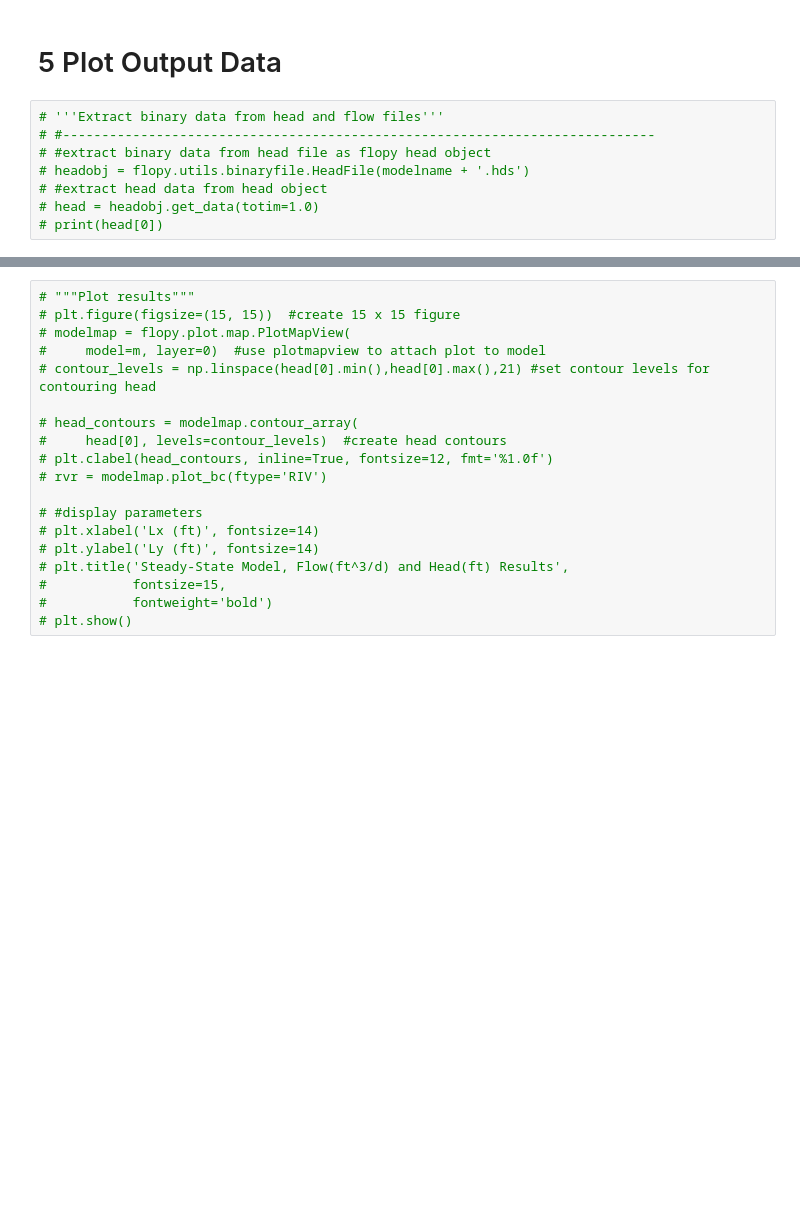
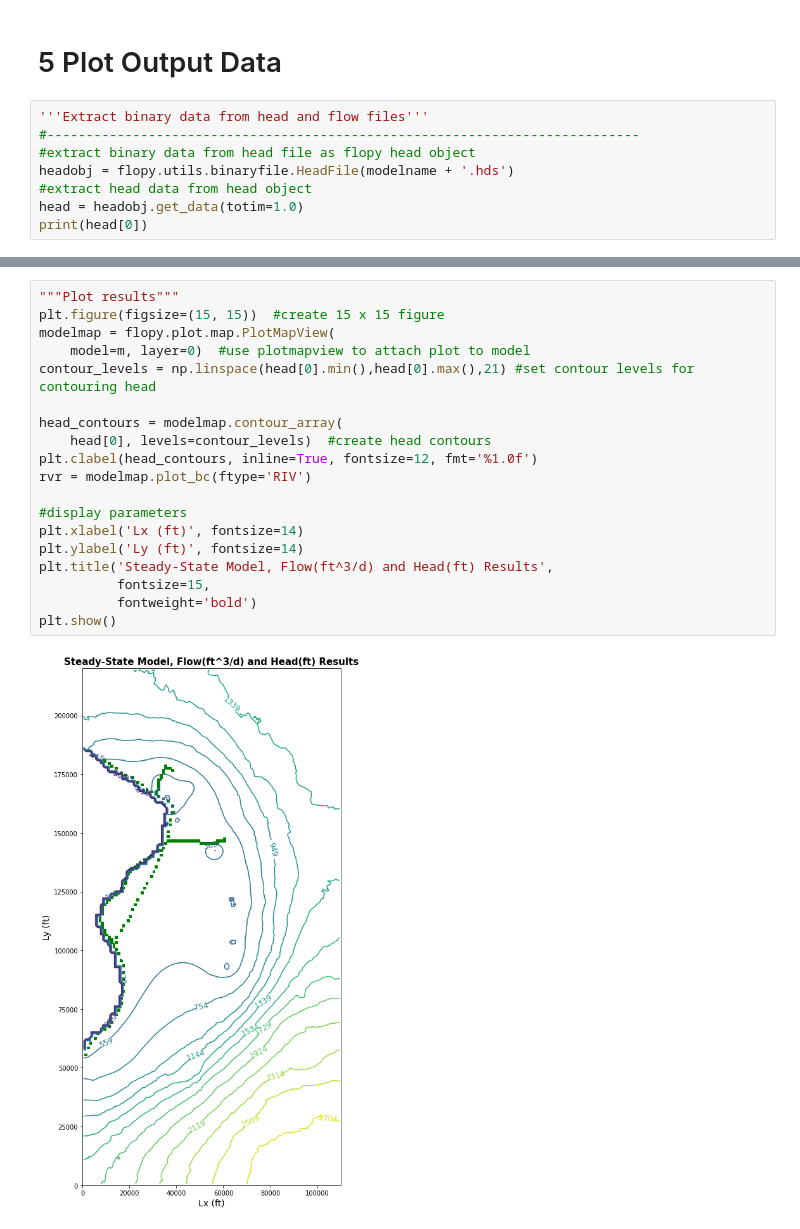
Before and after one commit to Firas-95/GEO572-Project-E.St.Louis, a Jupyter notebook: ESL_model_v2.1.ipynb, the cells around one changed output, grey strips where cells are left out. Saved outputs shown, nothing was run; the diff lists cells and outputs as text; blank space fills up the shorter version.

```diff
--- a/ESL_model_v2.1.ipynb
+++ b/ESL_model_v2.1.ipynb
@@ -764,10 +775,10 @@ plot_transect(rowcolflag=1, value=64) #transect 3
 # %% [markdown]
 # 5 Plot Output Data
 # %%
-# '''Extract binary data from head and flow files'''
-# #----------------------------------------------------------------------------
-# #extract binary data from head file as flopy head object
-# headobj = flopy.utils.binaryfile.HeadFile(modelname + '.hds')
-# #extract head data from head object
-# head = headobj.get_data(totim=1.0)
-# print(head[0])
+'''Extract binary data from head and flow files'''
+#----------------------------------------------------------------------------
+#extract binary data from head file as flopy head object
+headobj = flopy.utils.binaryfile.HeadFile(modelname + '.hds')
+#extract head data from head object
+head = headobj.get_data(totim=1.0)
+print(head[0])
@@ -774,19 +793,21 @@ plot_transect(rowcolflag=1, value=64) #transect 3
 # %%
-# """Plot results"""
-# plt.figure(figsize=(15, 15))  #create 15 x 15 figure
-# modelmap = flopy.plot.map.PlotMapView(
-#     model=m, layer=0)  #use plotmapview to attach plot to model
-# contour_levels = np.linspace(head[0].min(),head[0].max(),21) #set contour levels for contouring head
+"""Plot results"""
+plt.figure(figsize=(15, 15))  #create 15 x 15 figure
+modelmap = flopy.plot.map.PlotMapView(
+    model=m, layer=0)  #use plotmapview to attach plot to model
+contour_levels = np.linspace(head[0].min(),head[0].max(),21) #set contour levels for contouring head
 
-# head_contours = modelmap.contour_array(
-#     head[0], levels=contour_levels)  #create head contours
-# plt.clabel(head_contours, inline=True, fontsize=12, fmt='%1.0f')
-# rvr = modelmap.plot_bc(ftype='RIV')
+head_contours = modelmap.contour_array(
+    head[0], levels=contour_levels)  #create head contours
+plt.clabel(head_contours, inline=True, fontsize=12, fmt='%1.0f')
+rvr = modelmap.plot_bc(ftype='RIV')
 
-# #display parameters
-# plt.xlabel('Lx (ft)', fontsize=14)
-# plt.ylabel('Ly (ft)', fontsize=14)
-# plt.title('Steady-State Model, Flow(ft^3/d) and Head(ft) Results',
-#           fontsize=15,
-#           fontweight='bold')
-# plt.show()
+#display parameters
+plt.xlabel('Lx (ft)', fontsize=14)
+plt.ylabel('Ly (ft)', fontsize=14)
+plt.title('Steady-State Model, Flow(ft^3/d) and Head(ft) Results',
+          fontsize=15,
+          fontweight='bold')
+plt.show()
+# %% [output]
+[figure, added]
```
Also changed, not shown: parts of 14 cells of this notebook.
